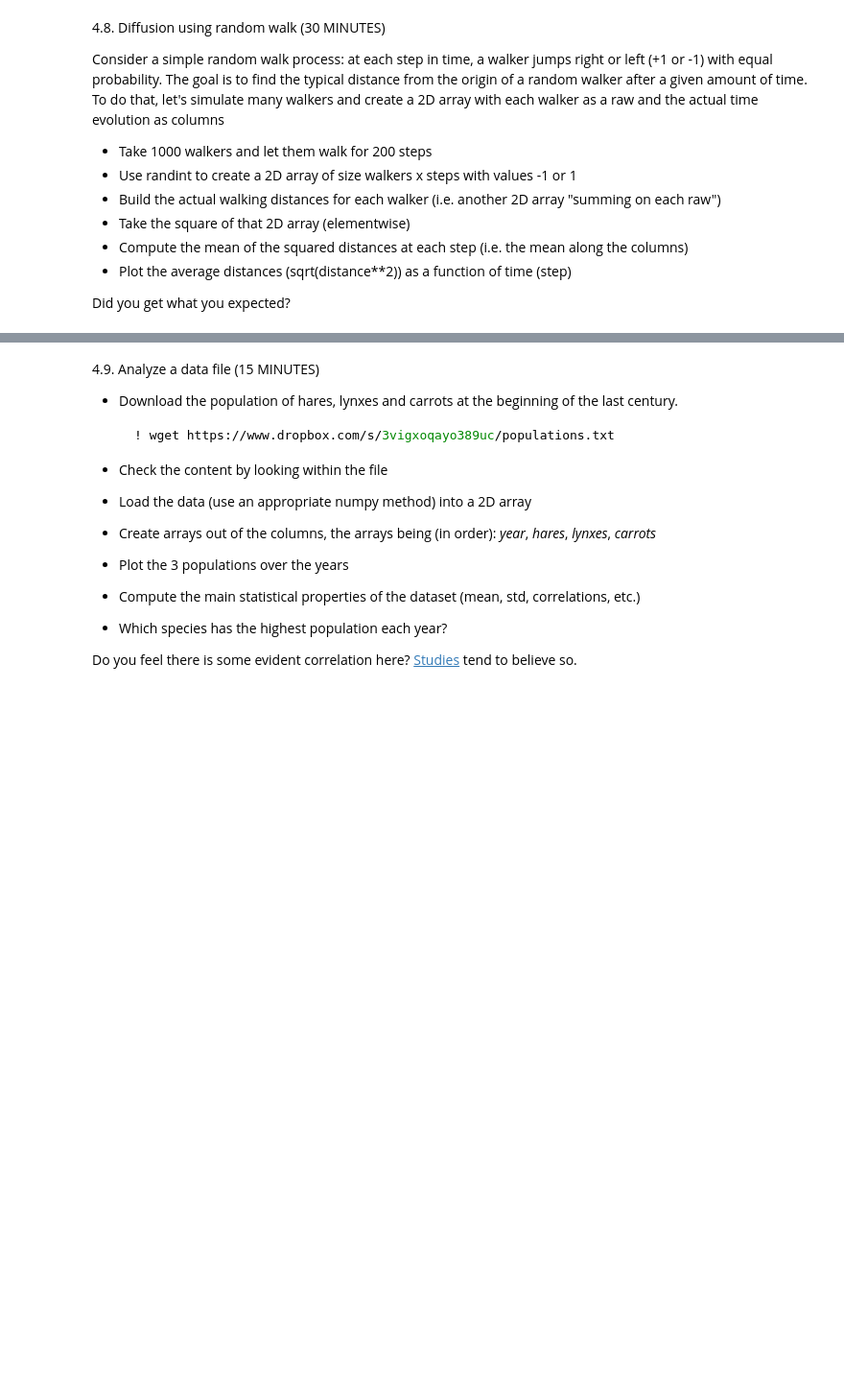
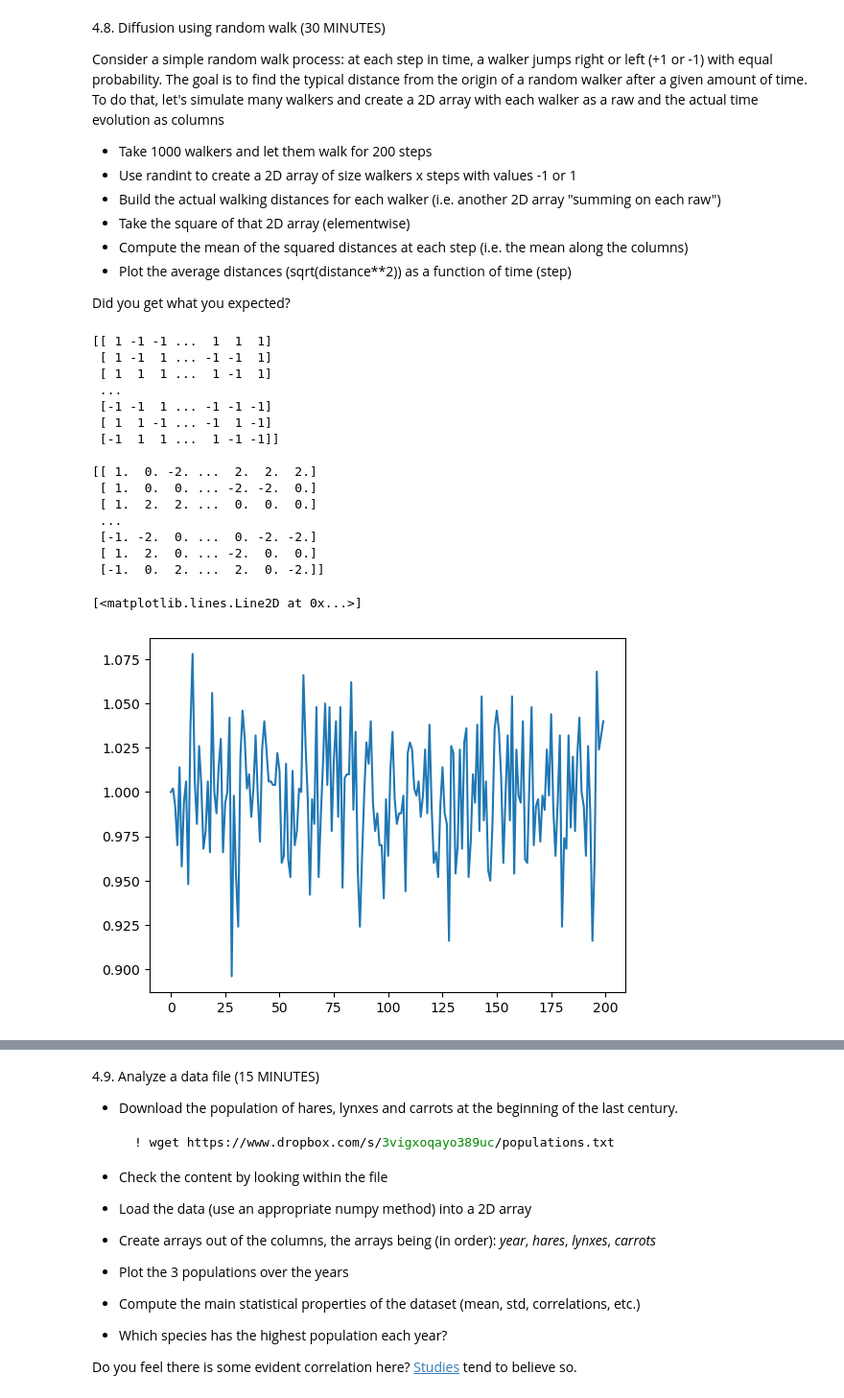
Before and after one commit to vepe99/LaboratoryOfComputationalPhysics_Y5, a Jupyter notebook: Exam_ex/Exam test.ipynb, the cells around one changed output, grey strips where cells are left out. Shown at 96% size. Cells and saved outputs as stored; diff of their text form; code cells hidden in the pictures; blank space fills up the shorter version.

```diff
--- a/Exam_ex/Exam test.ipynb
+++ b/Exam_ex/Exam test.ipynb
@@ -239,3 +239,48 @@ To do that, let's simulate many walkers and create a 2D array with each walker a
   * Plot the average distances (sqrt(distance\*\*2)) as a function of time (step)
 
 Did you get what you expected?
+# %%
+import numpy as np
+import numpy.random as npr
+import matplotlib.pyplot as plt
+
+#Use randint to create a 2D array of size walkers x steps with values -1 or 1
+I = npr.randint(0,2, (1000, 200))
+I[I==0]=-1
+print(I, '\n')
+
+#Build the actual walking distances for each walker (i.e. another 2D array "summing on each raw")
+w = np.ones((1000,200))
+for a in range(len(I[0,:])):
+    if a == 0:
+        w[:, a] = I[:, 0]
+    else:
+        w[:, a] = I[:, a] + I[:, a-1]
+print(w)
+
+#Take the square
+w_2 = w**2
+
+#mean along the columns
+w_mean = np.mean(w_2, axis=0)
+
+#plot the average
+plt.plot(range(len(w_mean)), np.mean(np.sqrt(w_2), axis=0))
+# %% [output]
+[[ 1 -1 -1 ...  1  1  1]
+ [ 1 -1  1 ... -1 -1  1]
+ [ 1  1  1 ...  1 -1  1]
+ ...
+ [-1 -1  1 ... -1 -1 -1]
+ [ 1  1 -1 ... -1  1 -1]
+ [-1  1  1 ...  1 -1 -1]]
+
+[[ 1.  0. -2. ...  2.  2.  2.]
+ [ 1.  0.  0. ... -2. -2.  0.]
+ [ 1.  2.  2. ...  0.  0.  0.]
+ ...
+ [-1. -2.  0. ...  0. -2. -2.]
+ [ 1.  2.  0. ... -2.  0.  0.]
+ [-1.  0.  2. ...  2.  0. -2.]]
+[<matplotlib.lines.Line2D at 0x...>]
+[figure, added]
```
Also changed, not shown: parts of 5 cells of this notebook, 2 other files.
